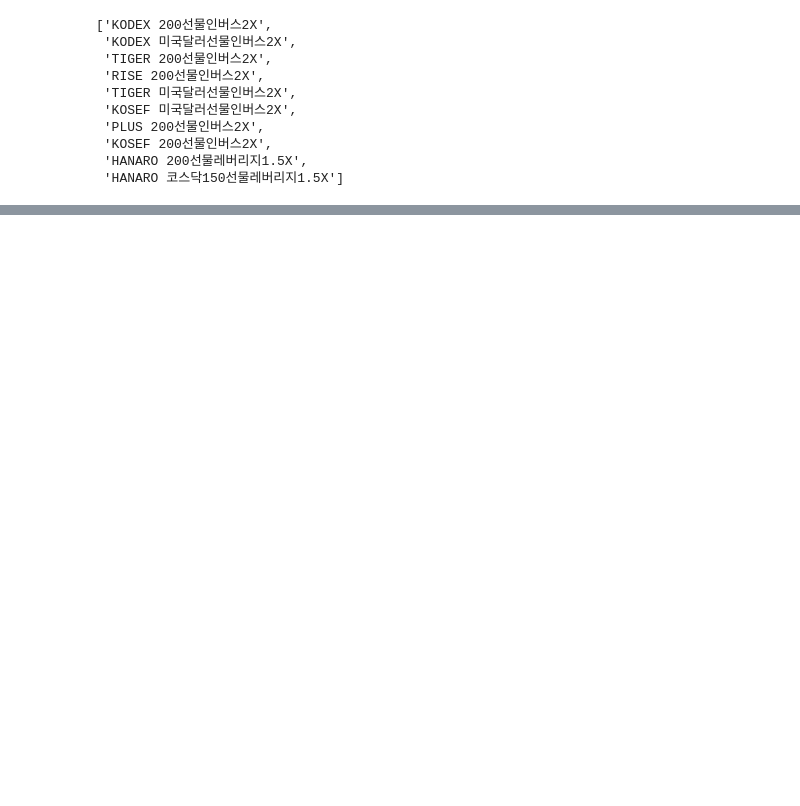
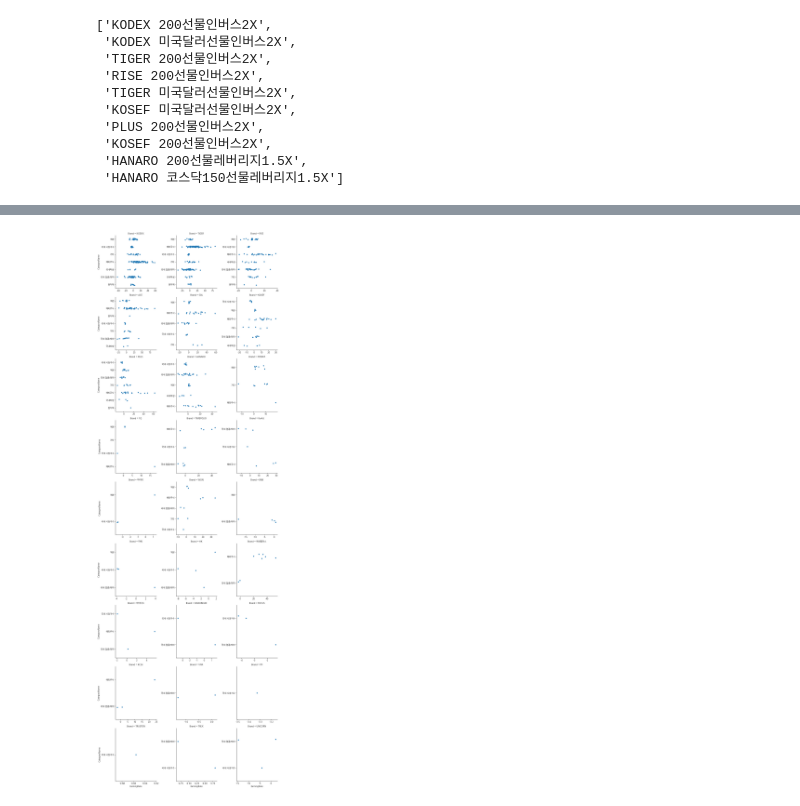
Before and after one commit to sang105kr/kdt_pythonstudy2, a Jupyter notebook: stock/stock_analysis_7(국내ETF시각화2).ipynb, the cells around one changed output, grey strips where cells are left out. Saved outputs shown, nothing was run; the diff lists cells and outputs as text; code cells hidden in the pictures; blank space fills up the shorter version.

```diff
--- a/stock/stock_analysis_7(국내ETF시각화2).ipynb
+++ b/stock/stock_analysis_7(국내ETF시각화2).ipynb
@@ -309,0 +348,7 @@ sns.boxplot(data=df_etfs, x='EarningRate', y='Brand', hue='레버리지')
+# %%
+# 브랜드별 카테고리별 3개월 수익률에 대한 stripplot 시각화
+g = sns.FacetGrid(data=df_etfs, col='Brand', col_wrap=3, height=4, sharex=False, sharey=False )
+g.map_dataframe(sns.stripplot, y='CategoryName',x='EarningRate' )
+plt.show()
+# %% [output]
+[figure, added]
```
Also changed, not shown: parts of 39 cells of this notebook, 10 other files.
